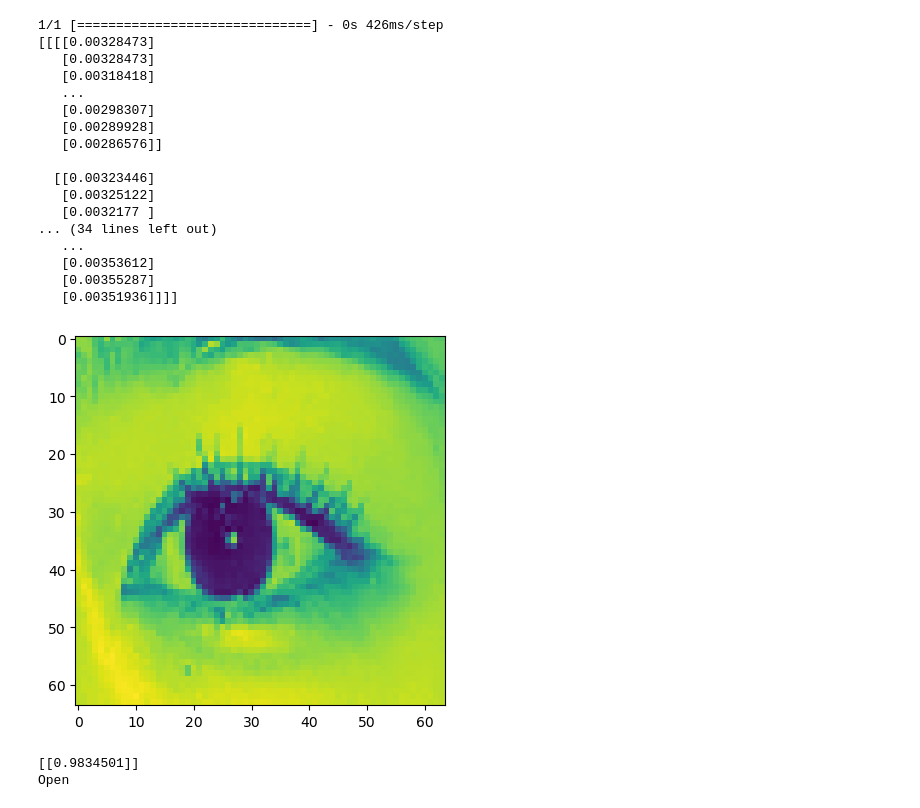
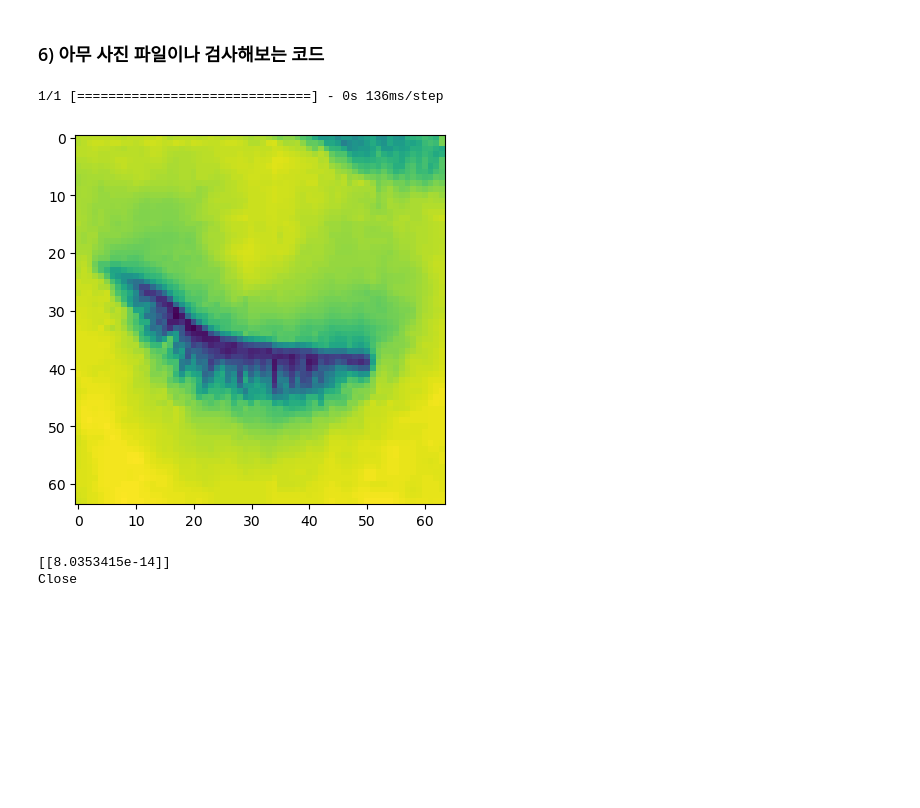
Before and after one commit to Hayeon-Lee/BigDataAnalysis, a Jupyter notebook: TermProject/BAProject_01.ipynb, the cells around one changed output. Drawn from its saved outputs; the diff is of its cells as text; code cells hidden in the pictures; blank space fills up the shorter version.

```diff
--- a/TermProject/BAProject_01.ipynb
+++ b/TermProject/BAProject_01.ipynb
@@ -452,45 +461,30 @@ cv2.destroyAllWindows()
+# %% [markdown]
+### 6) 아무 사진 파일이나 검사해보는 코드
 # %%
-hymodel = load_model('bestModel.h5')
-img = cv2.imread('./newirene.png')
+hymodel = load_model('PictureLearningModel.h5')
+img = cv2.imread('./10.png') #사진 파일 경로를 적어주세요
 img = cv2.resize(img, (64, 64))  # 이미지 크기 조절
 img = cv2.cvtColor(img, cv2.COLOR_BGR2GRAY)  # 흑백 이미지로 변환
 
 img = np.array(img)
 img = (np.array(img)-np.min(img))/(np.max(img)-np.min(img))
 img = img/255.0
 
 original_img = img
 img = np.expand_dims(img, axis=-1)  # 차원 확장, (64, 64, 1)
 
 prediction = hymodel.predict(np.expand_dims(img, 0)) #(1, 64, 64, 1)
 
-print(np.expand_dims(img, 0))
 plt.imshow(original_img)
 plt.show()
 
 print(prediction)
 if prediction > 0.5:
     print('Open')
 else:
     print('Close')
 # %% [output]
-1/1 [==============================] - 0s 426ms/step
-[[[[0.00328473]
-   [0.00328473]
-   [0.00318418]
-   ...
-   [0.00298307]
-   [0.00289928]
-   [0.00286576]]
-
-  [[0.00323446]
-   [0.00325122]
-   [0.0032177 ]
-... (34 lines left out)
-   ...
-   [0.00353612]
-   [0.00355287]
-   [0.00351936]]]]
+1/1 [==============================] - 0s 136ms/step
-[figure, old version]
+[figure, new version]
-[[0.9834501]]
-Open
+[[8.0353415e-14]]
+Close
```
Also changed, not shown: parts of 46 cells of this notebook, 10 other files.
